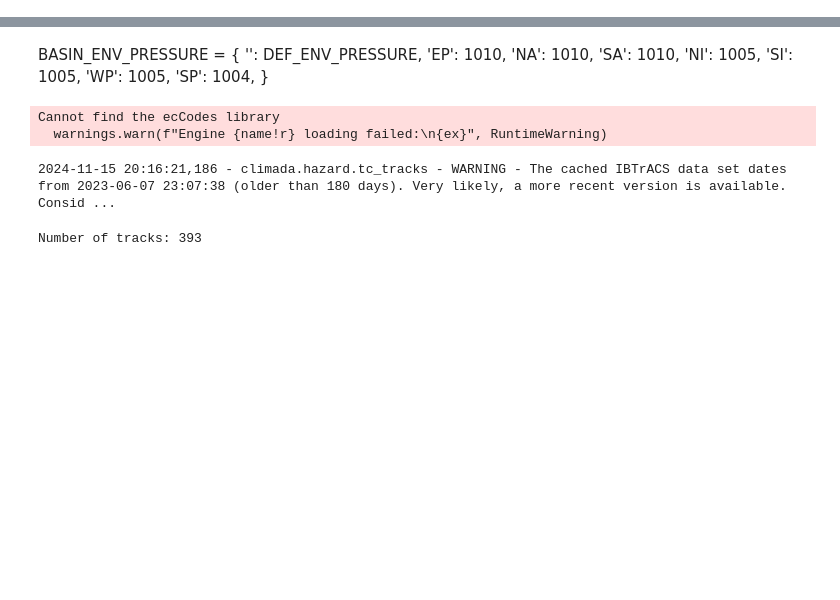
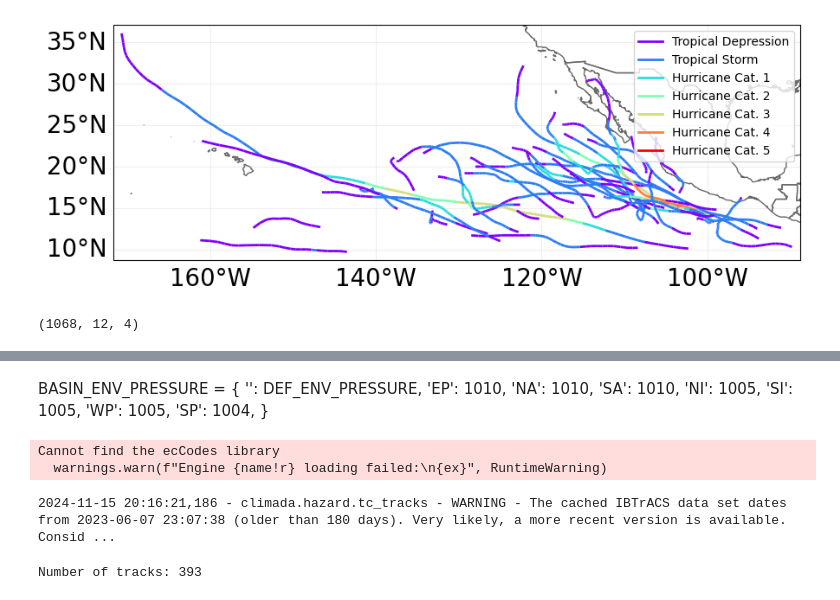
Before and after one commit to ejbrun/koopman_learning_tropical_cyclone, a Jupyter notebook: examples/koopman_kernel_for_TC.ipynb, the cells around one changed output, grey strips where cells are left out. Saved outputs shown, nothing was run; the diff lists cells and outputs as text; code cells hidden in the pictures; blank space fills up the shorter version.

```diff
--- a/examples/koopman_kernel_for_TC.ipynb
+++ b/examples/koopman_kernel_for_TC.ipynb
@@ -33,0 +53,3 @@ BASINS
+# %%
+tc_tracks = TCTracks.from_ibtracs_netcdf(provider='usa', year_range=(2000, 2001), basin='EP', correct_pres=False)
+print('Number of tracks:', tc_tracks.size)
@@ -33,0 +62,4 @@ BASINS
+# %%
+ax = tc_tracks.plot()
+# %% [output]
+[figure, added]
@@ -33,0 +76,4 @@ BASINS
+# %%
+tensor_context_dataset.shape
+# %% [output]
+(1068, 12, 4)
```
Also changed, not shown: parts of 53 cells of this notebook, 11 other files.
